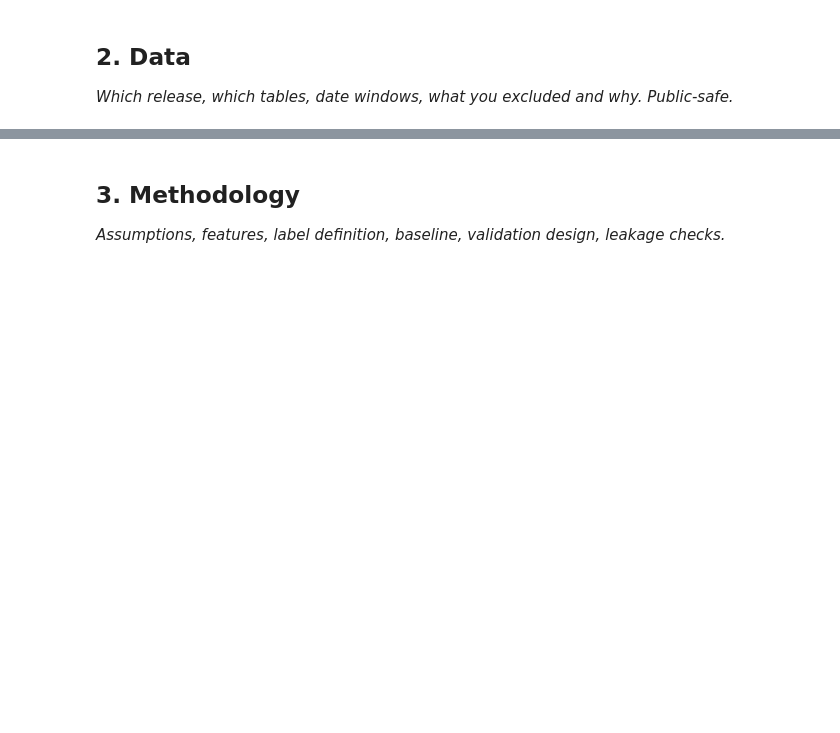
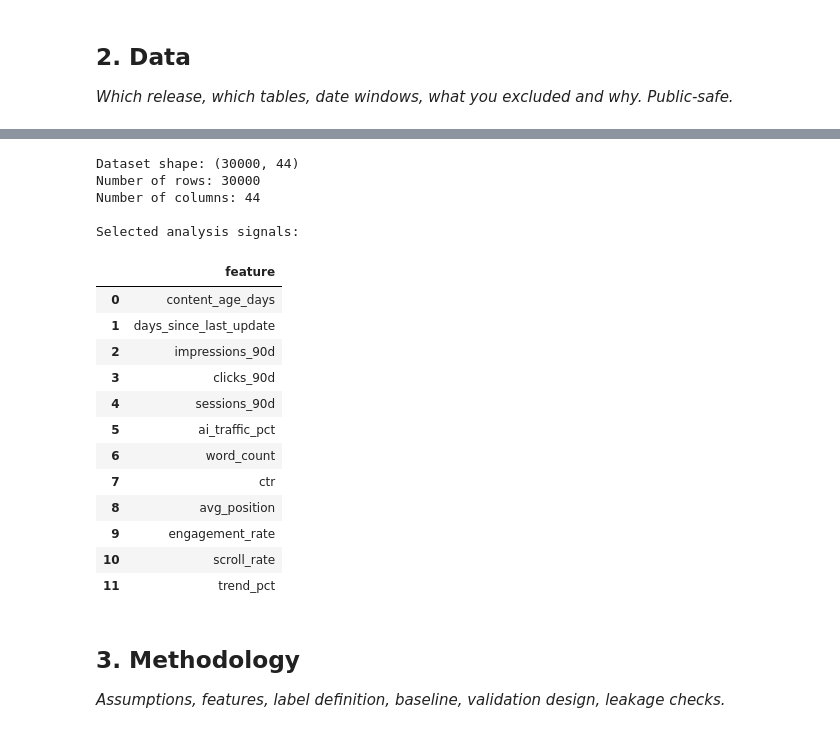
Before and after one commit to VipS-2004/flyrank1, a Jupyter notebook: work/notebooks/capstone.ipynb, the cells around one changed output, grey strips where cells are left out. Saved outputs shown, nothing was run; the diff lists cells and outputs as text; code cells hidden in the pictures; blank space fills up the shorter version.

```diff
--- a/work/notebooks/capstone.ipynb
+++ b/work/notebooks/capstone.ipynb
@@ -17,3 +57,52 @@ This skeleton is yours to fill. Work the sections **in order** — each one has
+# %%
+import pandas as pd
+
+df = pd.read_csv(
+    "/content/flyrank1/data/raw/content_refresh_anonymized.csv"
+)
+
+print("Dataset shape:", df.shape)
+print("Number of rows:", len(df))
+print("Number of columns:", len(df.columns))
+
+print("\nSelected analysis signals:")
+display(
+    pd.DataFrame({
+        "feature": [
+            "content_age_days",
+            "days_since_last_update",
+            "impressions_90d",
+            "clicks_90d",
+            "sessions_90d",
+            "ai_traffic_pct",
+            "word_count",
+            "ctr",
+            "avg_position",
+            "engagement_rate",
+            "scroll_rate",
+            "trend_pct"
+        ]
+    })
+)
+# %% [output]
+Dataset shape: (30000, 44)
+Number of rows: 30000
+Number of columns: 44
+
+Selected analysis signals:
+|  | feature |
+| 0 | content_age_days |
+| 1 | days_since_last_update |
+| 2 | impressions_90d |
+| 3 | clicks_90d |
+| 4 | sessions_90d |
+| 5 | ai_traffic_pct |
+| 6 | word_count |
+| 7 | ctr |
+| 8 | avg_position |
+| 9 | engagement_rate |
+| 10 | scroll_rate |
+| 11 | trend_pct |
 # %% [markdown]
 ## 3. Methodology
 
```
Also changed, not shown: parts of 14 cells of this notebook.
